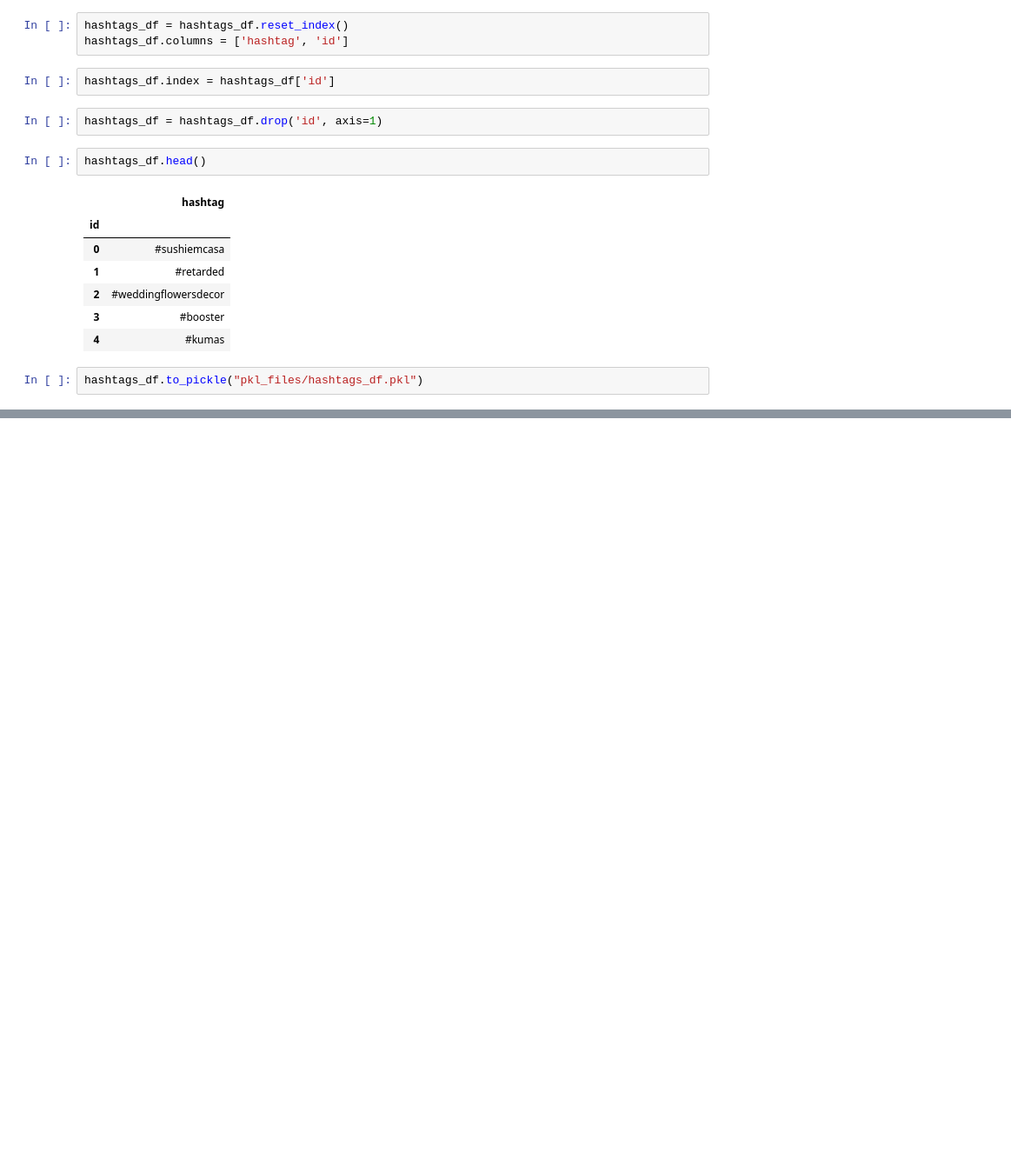
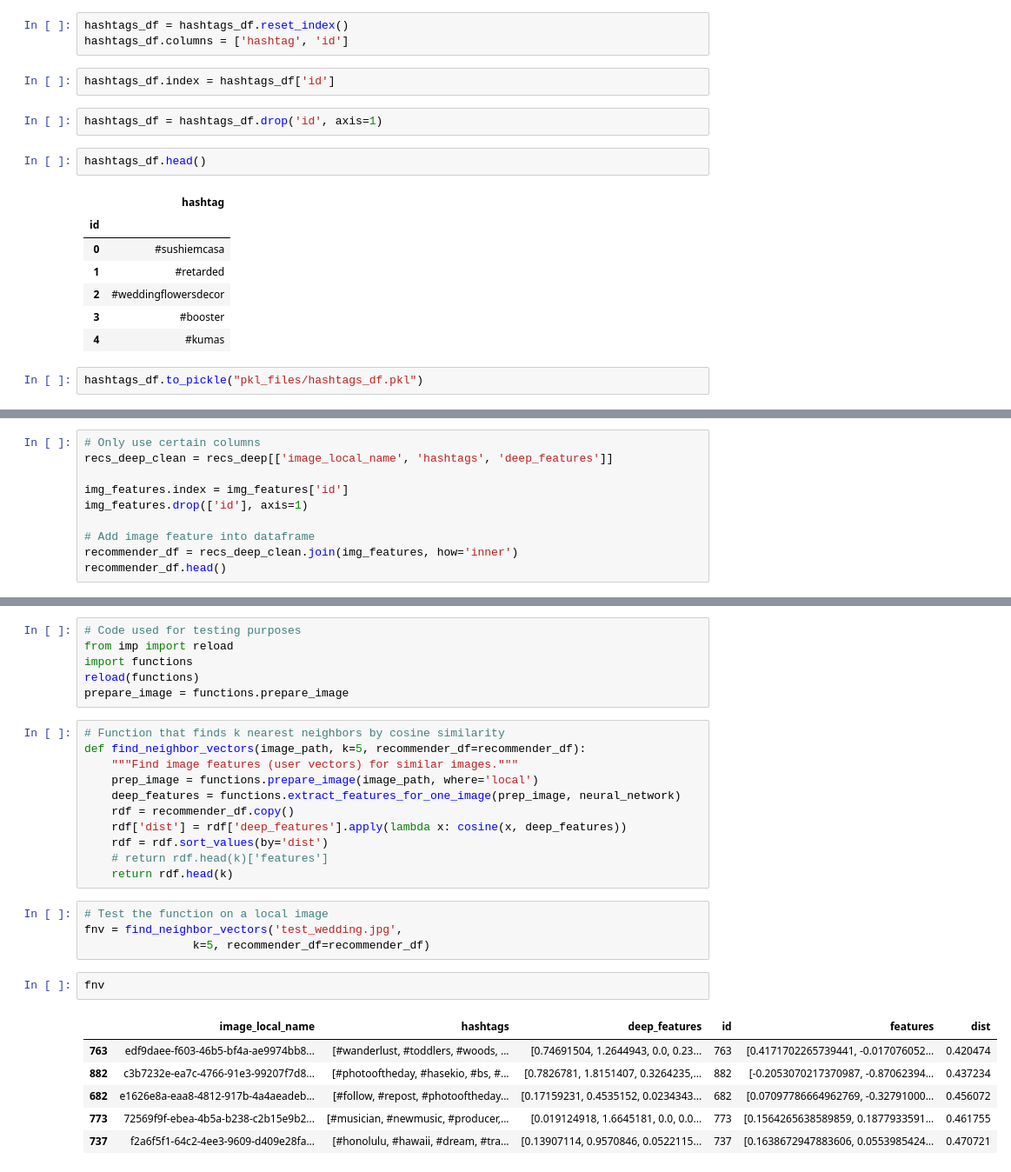
Before and after one commit to AlecMorgan/Automatic-Image-Tagger, a Jupyter notebook: index.ipynb, the cells around one changed output, grey strips where cells are left out. Shown at 87% size. Drawn from its saved outputs; the diff is of its cells as text; blank space fills up the shorter version.

```diff
--- a/index.ipynb
+++ b/index.ipynb
@@ -292,0 +331,10 @@ hashtags_df.to_pickle("pkl_files/hashtags_df.pkl")
+# %%
+# Only use certain columns
+recs_deep_clean = recs_deep[['image_local_name', 'hashtags', 'deep_features']]
+
+img_features.index = img_features['id']
+img_features.drop(['id'], axis=1)
+
+# Add image feature into dataframe
+recommender_df = recs_deep_clean.join(img_features, how='inner')
+recommender_df.head()
@@ -292,0 +348,30 @@ hashtags_df.to_pickle("pkl_files/hashtags_df.pkl")
+# %%
+# Code used for testing purposes
+from imp import reload
+import functions
+reload(functions)
+prepare_image = functions.prepare_image
+# %%
+# Function that finds k nearest neighbors by cosine similarity
+def find_neighbor_vectors(image_path, k=5, recommender_df=recommender_df):
+    """Find image features (user vectors) for similar images."""
+    prep_image = functions.prepare_image(image_path, where='local')
+    deep_features = functions.extract_features_for_one_image(prep_image, neural_network)
+    rdf = recommender_df.copy()
+    rdf['dist'] = rdf['deep_features'].apply(lambda x: cosine(x, deep_features))
+    rdf = rdf.sort_values(by='dist')
+    # return rdf.head(k)['features']
+    return rdf.head(k)
+# %%
+# Test the function on a local image
+fnv = find_neighbor_vectors('test_wedding.jpg',
+                k=5, recommender_df=recommender_df)
+# %%
+fnv
+# %% [output]
+|  | image_local_name | hashtags | deep_features | id | features | dist |
+| 763 | edf9daee-f603-46b5-bf4a-ae9974bb8... | [#wanderlust, #toddlers, #woods, ... | [0.74691504, 1.2644943, 0.0, 0.23... | 763 | [0.4171702265739441, -0.017076052... | 0.420474 |
+| 882 | c3b7232e-ea7c-4766-91e3-99207f7d8... | [#photooftheday, #hasekio, #bs, #... | [0.7826781, 1.8151407, 0.3264235,... | 882 | [-0.2053070217370987, -0.87062394... | 0.437234 |
+| 682 | e1626e8a-eaa8-4812-917b-4a4aeadeb... | [#follow, #repost, #photooftheday... | [0.17159231, 0.4535152, 0.0234343... | 682 | [0.07097786664962769, -0.32791000... | 0.456072 |
+| 773 | 72569f9f-ebea-4b5a-b238-c2b15e9b2... | [#musician, #newmusic, #producer,... | [0.019124918, 1.6645181, 0.0, 0.0... | 773 | [0.1564265638589859, 0.1877933591... | 0.461755 |
+| 737 | f2a6f5f1-64c2-4ee3-9609-d409e28fa... | [#honolulu, #hawaii, #dream, #tra... | [0.13907114, 0.9570846, 0.0522115... | 737 | [0.1638672947883606, 0.0553985424... | 0.470721 |
```
Also changed, not shown: parts of 17 cells of this notebook, 2 other files.
